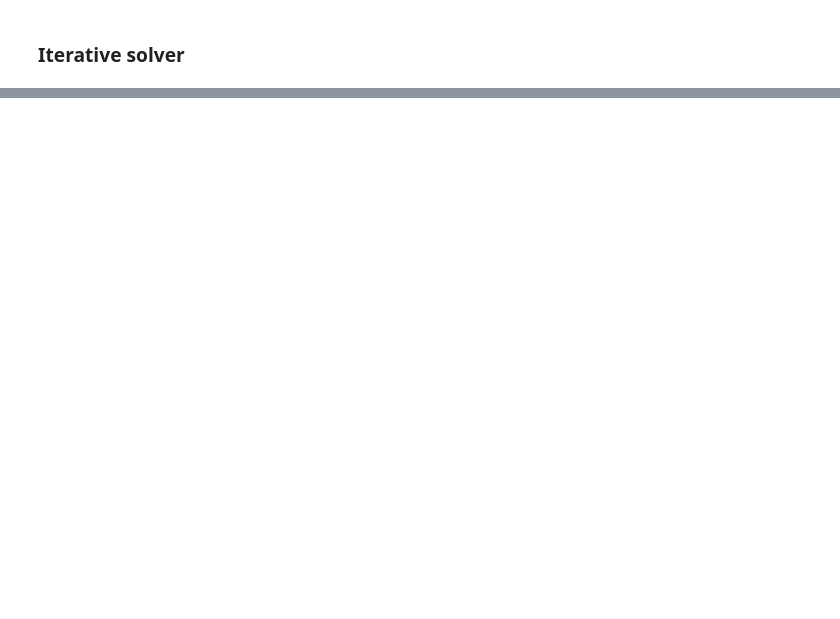
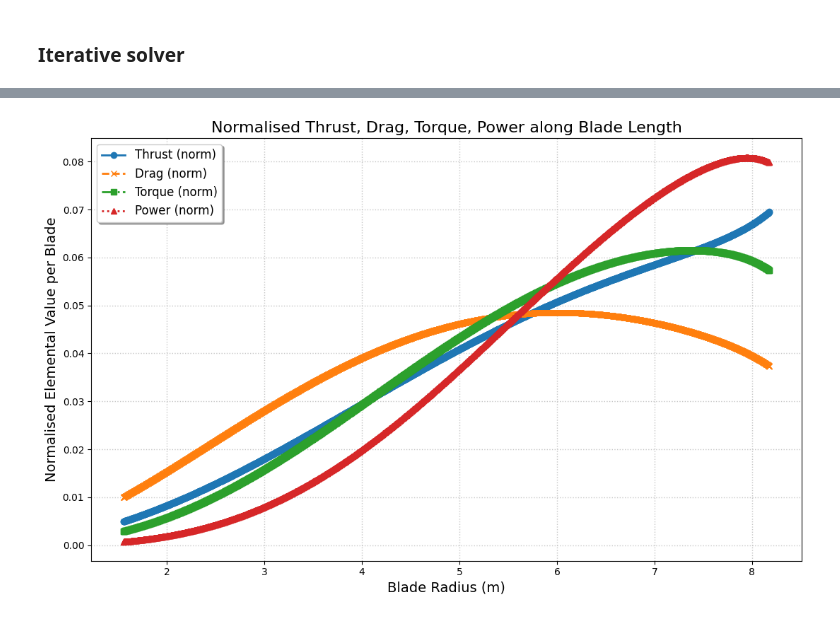
Before and after one commit to chaitanyakeshri/Rotary_Aerodynamics, a Jupyter notebook: Flight_Performance_Estimator.ipynb, the cells around one changed output, grey strips where cells are left out. Cells and saved outputs as stored; diff of their text form; code cells hidden in the pictures; blank space fills up the shorter version.

Commit message:
Added Thrust, Drag, Torque, Power Solver for hover climb mode

```diff
--- a/Flight_Performance_Estimator.ipynb
+++ b/Flight_Performance_Estimator.ipynb
@@ -124,7 +124,7 @@ Speed of sound: 298.46 m/s
 # %%
 def airfoil_lift(Cl0, Cl_alpha, alpha0, alpha):
     """
-    Calculates lift coefficient for a given airfoil at a specified angle of attack.
+    Calculates lift coefficient for a given airfoil at a specified angle of attack in degrees.
     """
     alpha_rad = math.radians(alpha)
     alpha0_rad = math.radians(alpha0)
@@ -143,6 +143,7 @@ def airfoil_moment(Cm0, Cm_alpha,alpha0, alpha):
     Calculates pitching moment coefficient for a given airfoil.
     """
     alpha_rad = math.radians(alpha)
+    alpha0_rad = math.radians(alpha0)
     Cm = Cm0 + Cm_alpha * (alpha_rad - alpha0_rad)
     return Cm
 # %%
@@ -190,7 +216,7 @@ def Lambda(sigma, a, theta, r, R, V, Omega):
 # %%
 def induced_velocity(Lambda,Omega,R,V):
     """
-    Computes induced velocity at the rotor disk.
+    Computes induced velocity at the rotor disk for a given inflow ratio.
 
     Parameters:
     lambda : float  # Inflow ratio
@@ -404,0 +438,15 @@ print("History (T by refinement):", res["history"])
+# %%
+def solve_lambda_tiploss(sigma, a, b, theta_deg, r, R_tip, R_root=0.0, tol=1e-5, max_iter=20):
+    """
+    Iteratively solves for lambda and Prandtl's tip loss factor F at a blade station.
+    Starts from F=1, updates lambda and F until convergence.
+    Returns: (lambda, F)
+    """
+    F = 1.0
+    for _ in range(max_iter):
+        lam_new = LambdaP_hover(sigma, a, F, theta_deg, r, R_tip, R_root)
+        F_new = tip_loss_factor(b, r, R_tip, lam_new, R_root)
+        if abs(F_new - F) < tol:
+            return lam_new, F_new
+        F = F_new
+    return lam_new, F_new  # Return last values if not converged
@@ -404,0 +590,34 @@ print("History (T by refinement):", res["history"])
+# %%
+import matplotlib.pyplot as plt
+
+r_array = res["r"]
+dT_dr_array = res["dT_dr_per_blade"]
+dD_dr_array = res["dD_dr_per_blade"]
+dQ_dr_array = res["dQ_dr_per_blade"]
+dP_dr_array = res["dP_dr_per_blade"]
+
+# Normalise by converged values
+T_total = res["T"]
+D_total = res["D"]
+Q_total = res["Q"]
+P_total = res["P"]
+
+dT_dr_norm = dT_dr_array / T_total
+dD_dr_norm = dD_dr_array / D_total
+dQ_dr_norm = dQ_dr_array / Q_total
+dP_dr_norm = dP_dr_array / P_total
+
+plt.figure(figsize=(11,7))
+plt.plot(r_array, dT_dr_norm, label="Thrust (norm)", marker='o', linestyle='-', linewidth=2)
+plt.plot(r_array, dD_dr_norm, label="Drag (norm)", marker='x', linestyle='--', linewidth=2)
+plt.plot(r_array, dQ_dr_norm, label="Torque (norm)", marker='s', linestyle='-.', linewidth=2)
+plt.plot(r_array, dP_dr_norm, label="Power (norm)", marker='^', linestyle=':', linewidth=2)
+
+plt.xlabel("Blade Radius (m)", fontsize=14)
+plt.ylabel("Normalised Elemental Value per Blade", fontsize=14)
+plt.title("Normalised Thrust, Drag, Torque, Power along Blade Length", fontsize=16)
+plt.legend(fontsize=12, loc="best", frameon=True, shadow=True)
+plt.grid(True, which='both', linestyle=':', linewidth=1, alpha=0.7)
+plt.tight_layout()
+# %% [output]
+[figure, added]
```
Also changed, not shown: parts of 15 cells of this notebook.
